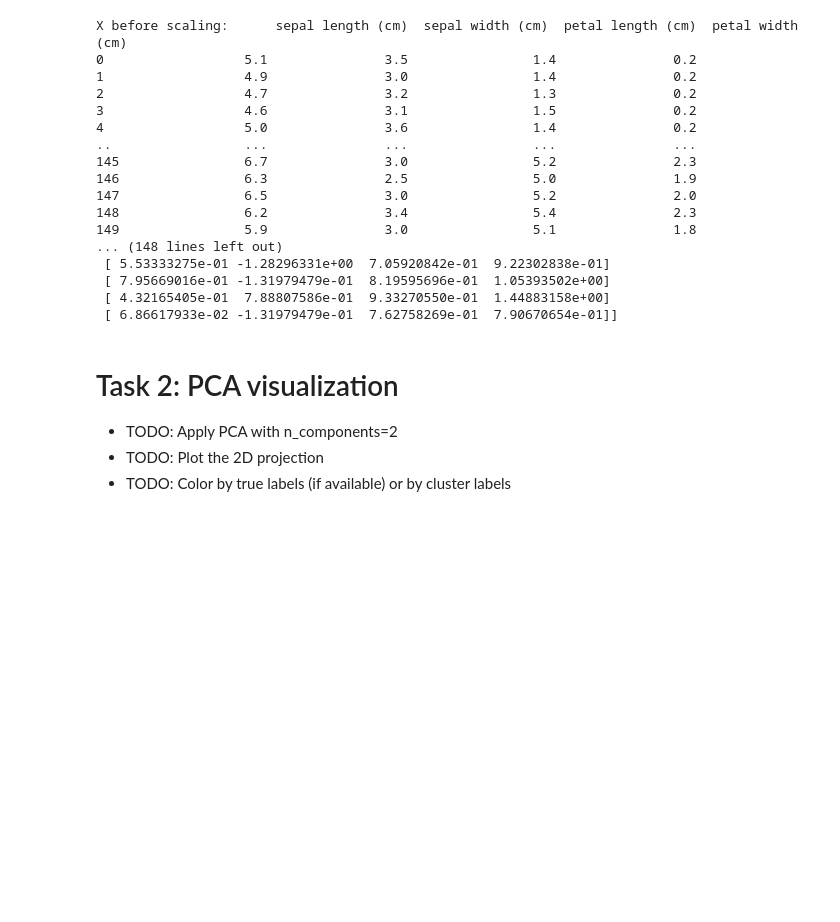
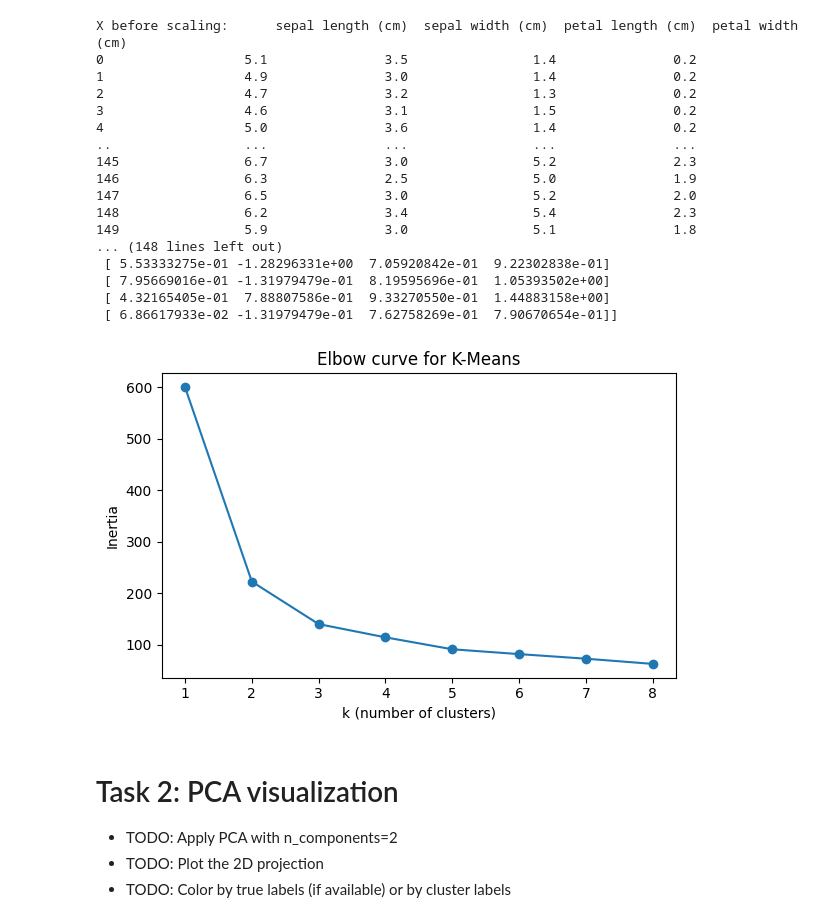
Before and after one commit to omeraytug/ML-Frameworks, a Jupyter notebook: assignment_solutions/L5/L5.ipynb, the cells around one changed output. Drawn from its saved outputs; the diff is of its cells as text; code cells hidden in the pictures; blank space fills up the shorter version.

```diff
--- a/assignment_solutions/L5/L5.ipynb
+++ b/assignment_solutions/L5/L5.ipynb
@@ -92,10 +96,24 @@ for k in ks:
     km.fit(X_scaled)
     inertias.append(km.inertia_)
 # %%
-# Plot the elbow curve and choose k
+# TODO: Plot the elbow curve and choose k
+
+# I plotten ser det lite ut som att vi har en elbow vid k=2?
+# Men kanske även en liten vid k=3?
+
+# För vår data är det här rimligt, med våra ögon ser det
+# ut som att datan kanske skulle kunna vara 2 kluster, och kanske 3.
+# I praktiken kanske vi testar att klustra bägge
 
 plt.figure(figsize=(6, 4))
-plt.plot(list(ks), inertias)
+plt.plot(list(ks), inertias, marker="o")
+plt.title("Elbow curve for K-Means")
+plt.xlabel("k (number of clusters)")
+plt.ylabel("Inertia")
+plt.tight_layout()
+plt.show()
+# %% [output]
+[figure, added]
 # %%
 # Choose k = 3 (reasonable for IRIS) and fit
 
```
Also changed, not shown: parts of 5 cells of this notebook.
